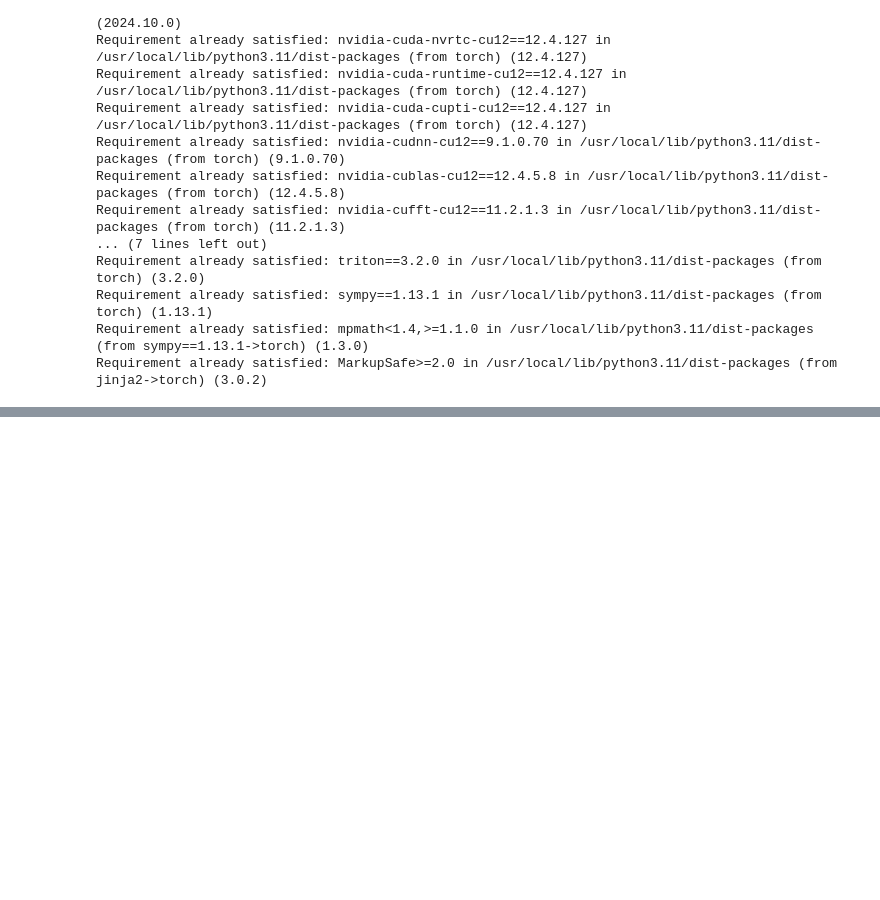
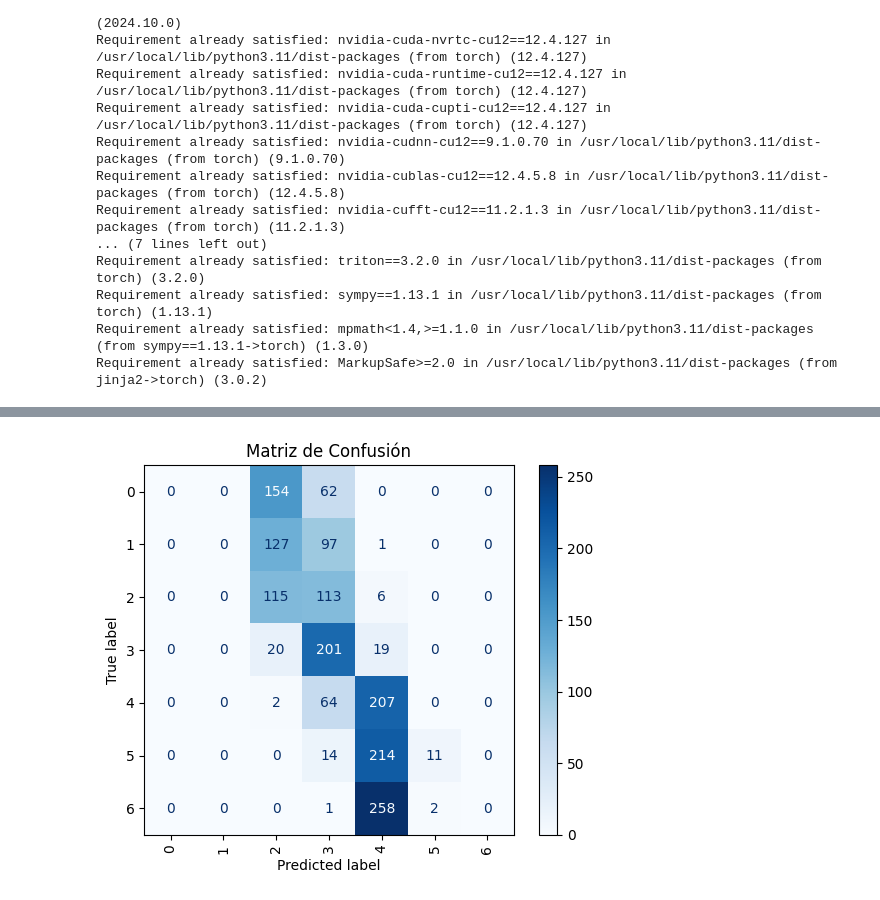
Before and after one commit to pescarda007/Proyecto_Obesidad, a Jupyter notebook: notebooks/Lab.ipynb, the cells around one changed output, grey strips where cells are left out. Cells and saved outputs as stored; diff of their text form; code cells hidden in the pictures; blank space fills up the shorter version.

```diff
--- a/notebooks/Lab.ipynb
+++ b/notebooks/Lab.ipynb
@@ -189,15 +288,11 @@ num_classes = 7
 input_size = x.shape[1]
 
 model = keras.Sequential([
-    layers.Dense(512, activation='relu'),
-    layers.BatchNormalization(),
-    layers.Dropout(0.3),
-
     layers.Dense(256, activation='relu'),
     layers.BatchNormalization(),
     layers.Dropout(0.3),
 
-    layers.Dense(128, activation='relu'),
+    layers.Dense(64, activation='relu'),
     layers.BatchNormalization(),
     layers.Dropout(0.3),
     layers.Dense(num_classes, activation='softmax')
@@ -206,9 +301,6 @@ model = keras.Sequential([
 #Compilar
 model.compile(optimizer=Adam(learning_rate=0.001),loss='sparse_categorical_crossentropy', metrics=['accuracy'])
 
-model.fit(x_train, y_train,
-          batch_size=128, epochs=100,
-          verbose=1)
 #Hace que el modelo finalice antes de que haya overfitting
 early_stopping = EarlyStopping(monitor='val_loss',
                                patience=10,
@@ -216,12 +308,11 @@ early_stopping = EarlyStopping(monitor='val_loss',
 
 model.fit(x_train, y_train,
           batch_size=128, epochs=100,
-          validation_data=(x_test, y_test),
           verbose=1,
           callbacks=[early_stopping])
 
 #Guardar modelo
-model.save("modelo_keras.h5")
+#model.save("modelo_keras.h5")
 joblib.dump(model,"modelo_keras.pkl")
 # %% [output]
 Epoch 1/100
@@ -257,8 +415,8 @@ input_size = x.shape[1]
 
 
 model = keras.Sequential([
-    layers.Dense(128, activation='relu', input_shape=(input_size,)),
-    layers.Dense(64, activation='relu'),
+    layers.Dense(32, activation='relu', input_shape=(input_size,)),
+    layers.Dense(16, activation='relu'),
     layers.Dense(num_classes, activation='softmax')
 ])
 
@@ -266,7 +424,7 @@ model = keras.Sequential([
 model.compile(optimizer='adam', loss='categorical_crossentropy', metrics=['accuracy'])
 
 model.fit(x_train, y_train_cat,
-          batch_size=128, epochs=100,
+          batch_size=32, epochs=100,
           verbose=1)
 #Guardar modelo
 model.save("modelo_keras2.h5")
@@ -380,11 +538,29 @@ for inputs, labels in test_loader:
 accuracy = correct / total * 100
 print(f'Accuracy Modelo Pytorch: {accuracy:.2f}%')
 # %%
-modelo_keras = keras.models.load_model("modelo_keras.h5")
-modelo_keras2 = keras.models.load_model("modelo_keras2.h5")
+modelo_keras = joblib.load("modelo_keras.pkl")   #keras.models.load_model("modelo_keras.h5")
 
-score = modelo_keras.evaluate(x_test, y_test)
-print(["Modelo Keras accuracy: ", score[1]])
-score2 = modelo_keras2.evaluate(x_test, y_test_cat)
-print(["Modelo Keras accuracy: ", score2[1]])
+#score = modelo_keras.evaluate(x_test, y_test)
+#print(["Modelo Keras accuracy: ", score[1]])
+#score2 = modelo_keras2.evaluate(x_test, y_test_cat)
+#print(["Modelo Keras accuracy: ", score2[1]])
+
+y_pred = modelo_keras(x_train)
+
+
+
+y_pred_labels = np.argmax(y_pred, axis=1)
+
+labels = np.unique(np.concatenate([y_train, y_pred_labels]))
+
+
+
+cm = confusion_matrix(y_train, y_pred_labels, labels=labels)
+
+
+disp = ConfusionMatrixDisplay(confusion_matrix=cm, display_labels=labels)
+disp.plot(cmap='Blues', xticks_rotation='vertical')
+plt.title("Matriz de Confusión")
+
+plt.show()
 # %% [output]
@@ -396,0 +567 @@ WARNING:absl:Compiled the loaded model, but the compiled metrics have yet to be
+[figure, added]
```
Also changed, not shown: parts of 10 cells of this notebook.
